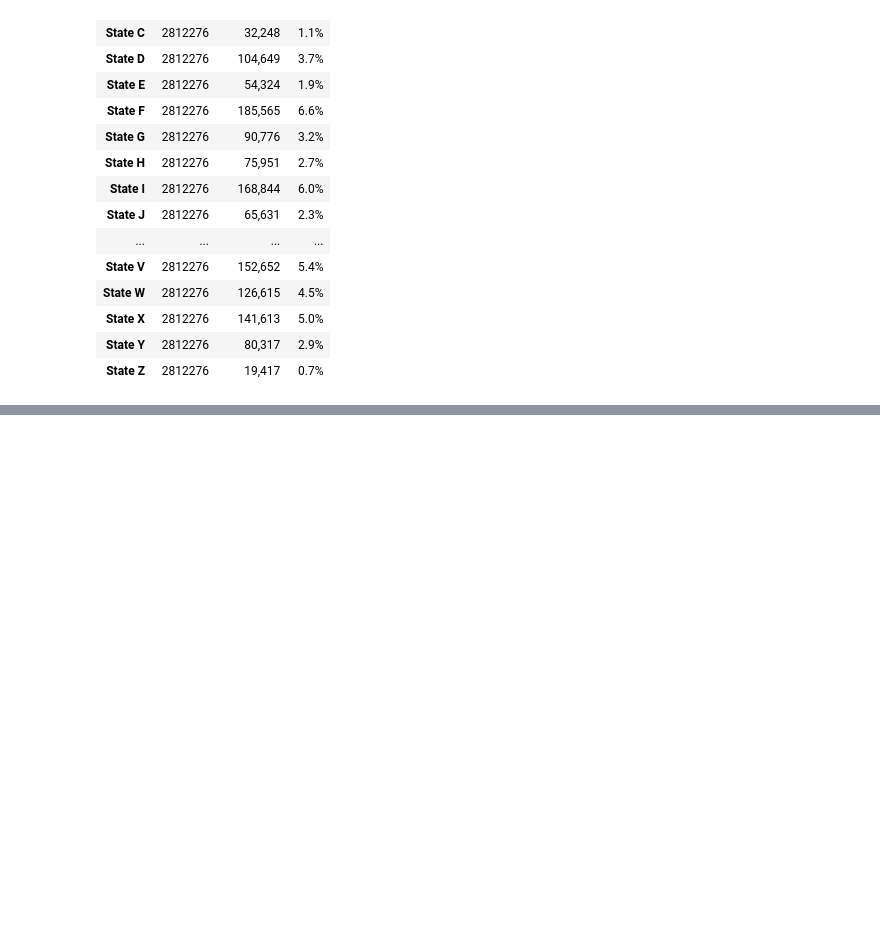
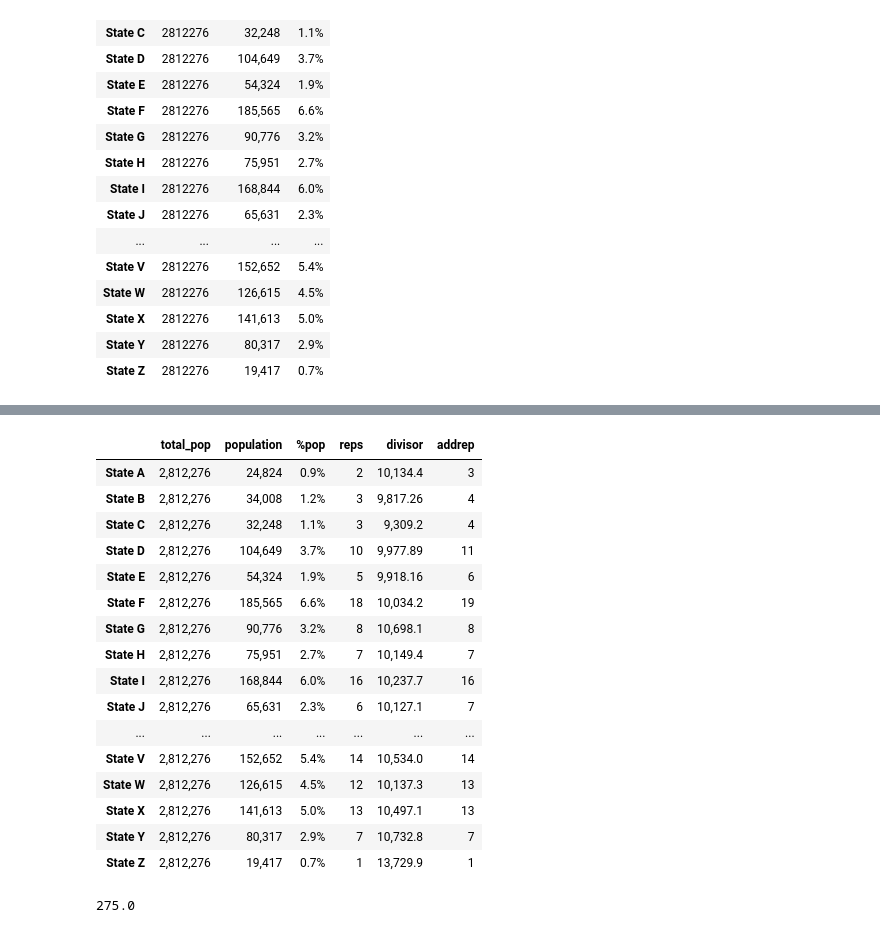
Before and after one commit to jsteinbecker/sars-cov-2, a Jupyter notebook: apportionment.ipynb, the cells around one changed output, grey strips where cells are left out. Cells and saved outputs as stored; diff of their text form; code cells hidden in the pictures; blank space fills up the shorter version.

```diff
--- a/apportionment.ipynb
+++ b/apportionment.ipynb
@@ -145,0 +205,37 @@ sum(df['addrep'])
+# %%
+# %%
+df['addrep'] = df['addrep'].fillna(df['reps'])
+               # in the addrep col
+               #            Fill nan with
+               #                     #val from reps column
+df.style.format(
+    {"population":"{:,}",
+    "total_pop":"{:,}",
+    "%pop":"{:.1%}",
+    "reps":"{:g}" ,
+    "divisor":"{:,.6}",
+    "addrep":"{:g}"}
+)
+# %% [output]
+|  | total_pop | population | %pop | reps | divisor | addrep |
+| State A | 2,812,276 | 24,824 | 0.9% | 2 | 10,134.4 | 3 |
+| State B | 2,812,276 | 34,008 | 1.2% | 3 | 9,817.26 | 4 |
+| State C | 2,812,276 | 32,248 | 1.1% | 3 | 9,309.2 | 4 |
+| State D | 2,812,276 | 104,649 | 3.7% | 10 | 9,977.89 | 11 |
+| State E | 2,812,276 | 54,324 | 1.9% | 5 | 9,918.16 | 6 |
+| State F | 2,812,276 | 185,565 | 6.6% | 18 | 10,034.2 | 19 |
+| State G | 2,812,276 | 90,776 | 3.2% | 8 | 10,698.1 | 8 |
+| State H | 2,812,276 | 75,951 | 2.7% | 7 | 10,149.4 | 7 |
+| State I | 2,812,276 | 168,844 | 6.0% | 16 | 10,237.7 | 16 |
+| State J | 2,812,276 | 65,631 | 2.3% | 6 | 10,127.1 | 7 |
+| ... | ... | ... | ... | ... | ... | ... |
+| State V | 2,812,276 | 152,652 | 5.4% | 14 | 10,534.0 | 14 |
+| State W | 2,812,276 | 126,615 | 4.5% | 12 | 10,137.3 | 13 |
+| State X | 2,812,276 | 141,613 | 5.0% | 13 | 10,497.1 | 13 |
+| State Y | 2,812,276 | 80,317 | 2.9% | 7 | 10,732.8 | 7 |
+| State Z | 2,812,276 | 19,417 | 0.7% | 1 | 13,729.9 | 1 |
+# %%
+"""VERIFY REPRESENTATIVE COUNT"""
+sum(df['addrep'])
+# %% [output]
+275.0
```
Also changed, not shown: parts of 10 cells of this notebook, 11 other files.
